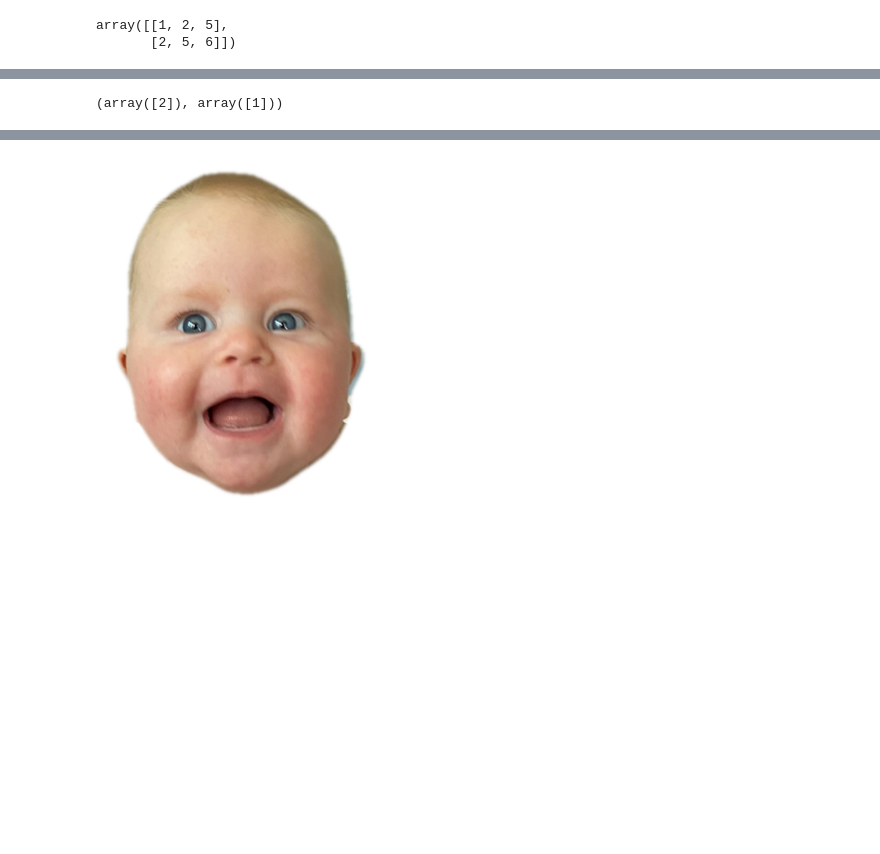
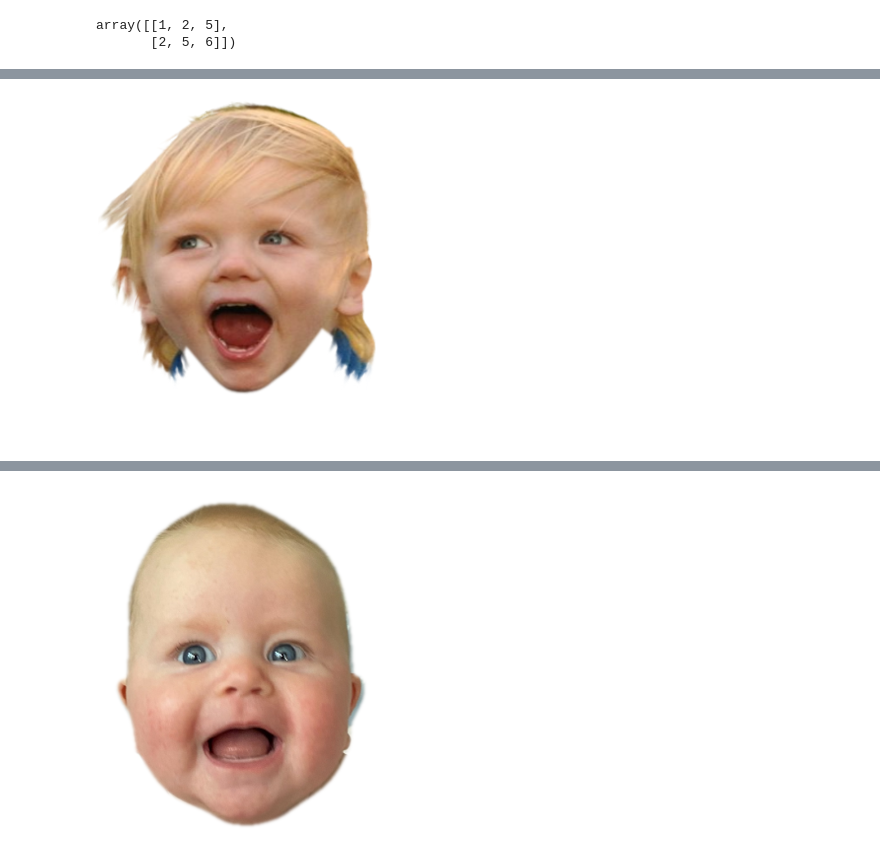
Before and after one commit to NewSciTLH/U-2-Net, a Jupyter notebook: notesdayperday.ipynb, the cells around one changed output, grey strips where cells are left out. Saved outputs shown, nothing was run; the diff lists cells and outputs as text; code cells hidden in the pictures; blank space fills up the shorter version.

```diff
--- a/notesdayperday.ipynb
+++ b/notesdayperday.ipynb
@@ -470,4 +429,5 @@ secstep
-# %%
-x
-# %% [output]
-(array([2]), array([1]))
+# %%
+
+thirdstep
+# %% [output]
+[figure, added]
```
Also changed, not shown: parts of 19 cells of this notebook, 1 other file.
